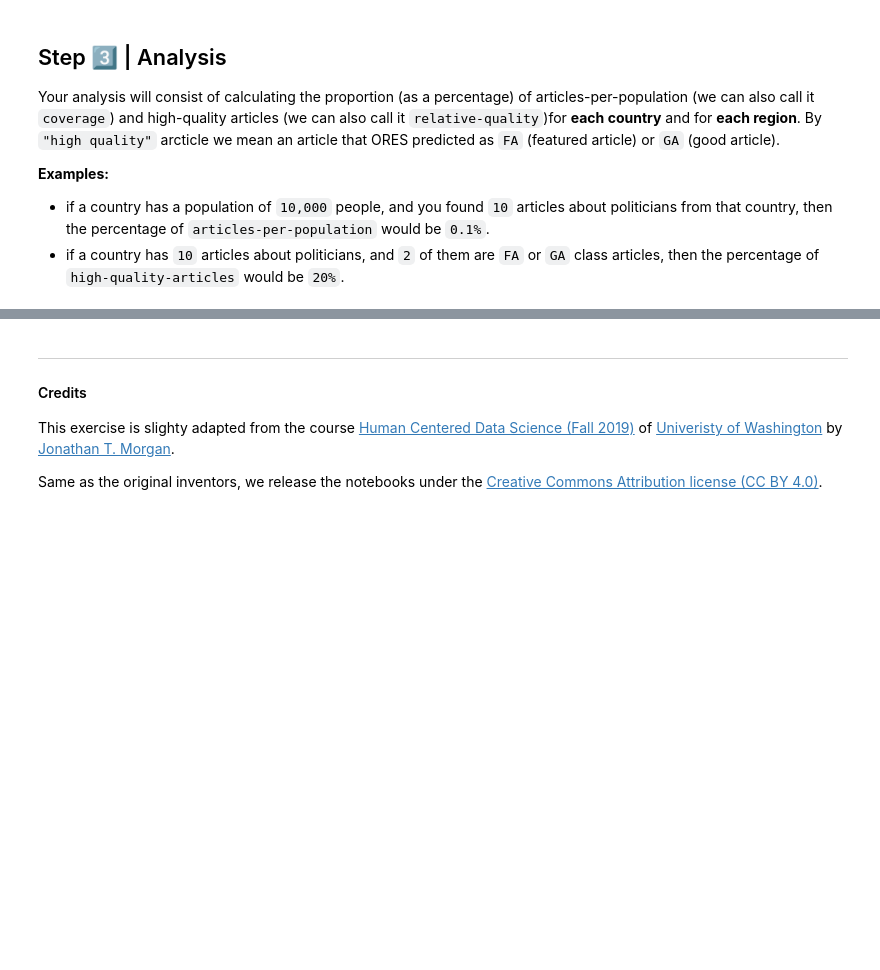
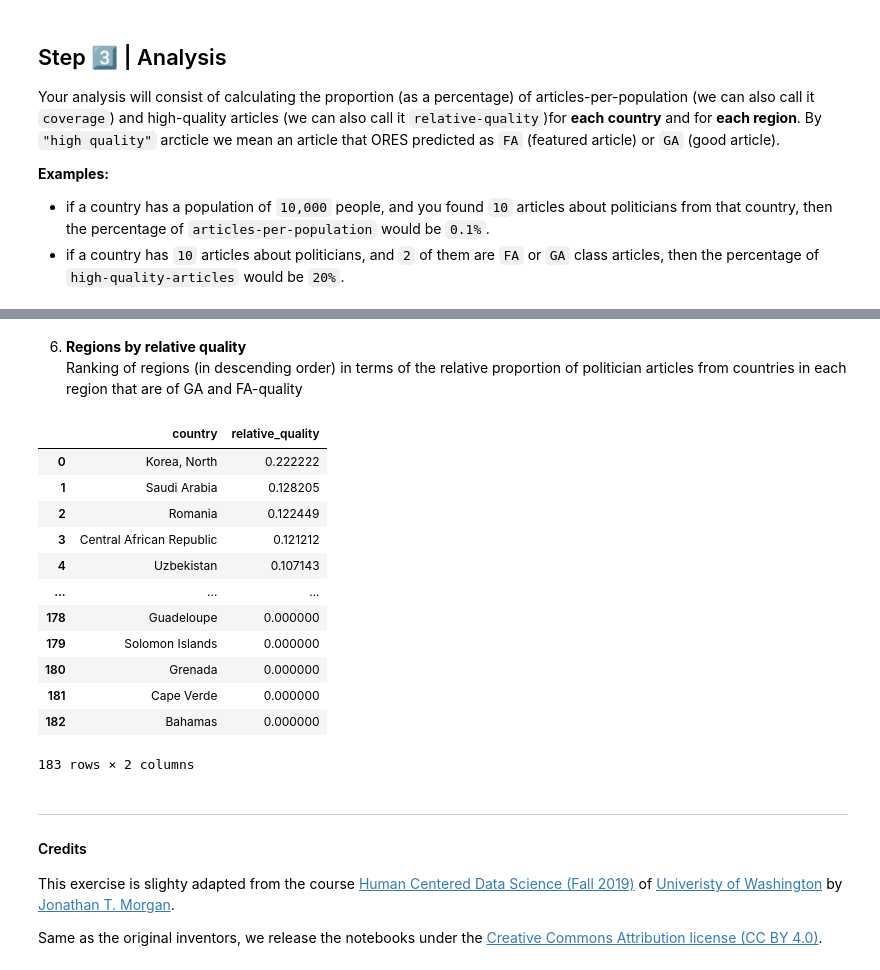
Before and after one commit to marisanest/A3-hcds-hcc-bias, a Jupyter notebook: src/A3_Wikipedia_ORES_Bias.ipynb, the cells around one changed output, grey strips where cells are left out. Saved outputs shown, nothing was run; the diff lists cells and outputs as text; code cells hidden in the pictures; blank space fills up the shorter version.

```diff
--- a/src/A3_Wikipedia_ORES_Bias.ipynb
+++ b/src/A3_Wikipedia_ORES_Bias.ipynb
@@ -34,26 +35,35 @@ def extract_zip_file(path):
         zip_ref.extractall(path.replace('.zip', ''))
 
 def move_to_data_raw(dir_path, filename):
-    shutil.copyfile(f"{dir_path}/{filename}", f"../data_raw/{filename}")
+    shutil.copyfile(f"{dir_path}{filename}", f"../data_raw/{filename}")
 
 def remove_zip_files(path):
     os.remove(path)
     shutil.rmtree(path.replace('.zip', ''))
 
 def save_data_raw(data, filename):
-    data.to_csv(f'../data_raw/{filename}')
+    __save(data, '../data_raw/', filename)
 
 def save_data_clean(data, filename):
-    data.to_csv(f'../data_clean/{filename}')
+    __save(data, '../data_clean/', filename)
 
-def save_result(data, filename):
-    data.to_csv(f'../results/{filename}')
+def save_results(data, filename):
+    __save(data, '../results/', filename)
+
+def __save(data, path, filename):
+    data.to_csv(f'{path}{filename}', index=False)
 
 def read_data_raw(filename, sep=','):
-    return pd.read_csv(f'../data_raw/{filename}', sep=sep)
+    return __read('../data_raw/', filename, sep)
 
 def read_data_clean(filename, sep=','):
-    return pd.read_csv(f'../data_clean/{filename}', sep=sep)
+    return __read('../data_clean/', filename, sep)
+
+def read_results(filename, sep=','):
+    return __read('../results/', filename, sep)
+
+def __read(path, filename, sep=','):
+    return pd.read_csv(f'{path}{filename}', sep=sep)
 # %%
 url = 'https://ndownloader.figshare.com/files/9614893'
 zip_path = '_data/country.zip'
@@ -224,0 +440,2 @@ The results from this analysis are six `data tables`. Embed these tables in the
+# %% [markdown]
+6. **Regions by relative quality**<br>Ranking of regions (in descending order) in terms of the relative proportion of politician articles from countries in each region that are of GA and FA-quality
@@ -225,3 +444,19 @@ The results from this analysis are six `data tables`. Embed these tables in the
+# %%
+read_results('region_relative_quality_data.csv')
+# %% [output]
+|  | country | relative_quality |
+| 0 | Korea, North | 0.222222 |
+| 1 | Saudi Arabia | 0.128205 |
+| 2 | Romania | 0.122449 |
+| 3 | Central African Republic | 0.121212 |
+| 4 | Uzbekistan | 0.107143 |
+| ... | ... | ... |
+| 178 | Guadeloupe | 0.000000 |
+| 179 | Solomon Islands | 0.000000 |
+| 180 | Grenada | 0.000000 |
+| 181 | Cape Verde | 0.000000 |
+| 182 | Bahamas | 0.000000 |
+183 rows × 2 columns
 # %% [markdown]
 ***
 
```
Also changed, not shown: parts of 35 cells of this notebook, 13 other files.
